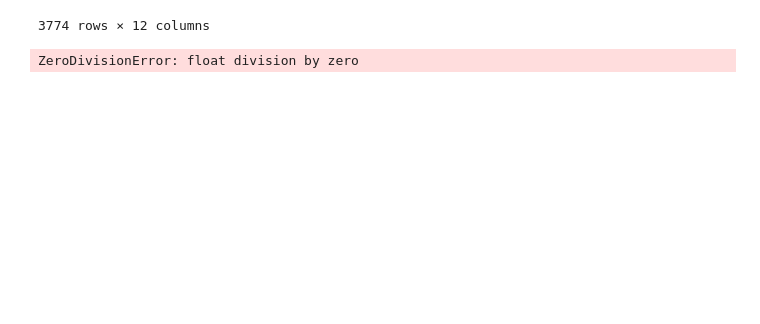
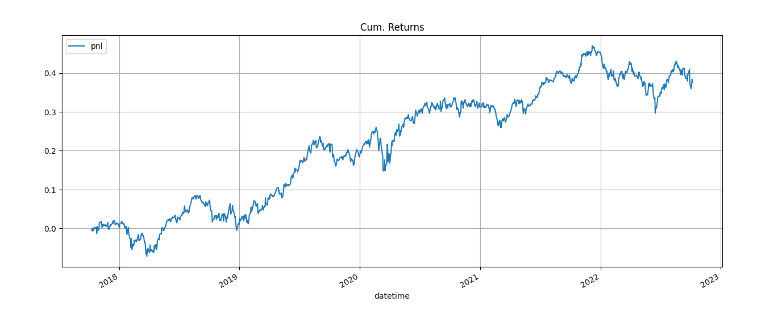
Before and after one commit to breaded-xyz/alphasim, a Jupyter notebook: vignettes/backtest.ipynb, the cells around one changed output. Saved outputs shown, nothing was run; the diff lists cells and outputs as text; code cells hidden in the pictures; blank space fills up the shorter version.

Commit message:
initial e2e impl

```diff
--- a/vignettes/backtest.ipynb
+++ b/vignettes/backtest.ipynb
@@ -57,3 +64,0 @@ display(weight_df)
-# %%
-def min_commission(trade_price, trade_size):
-    return 10
@@ -204,0 +65,15 @@ display(result.head(10*3))
+# %%
+def min_commission(trade_price, trade_size):
+    return 12
+
+result = backtest(
+    prices=price_df,
+    weights=weight_df,
+    trade_buffer=0.04,
+    do_target_buffer=False,
+    commission_func=min_commission,
+    initial_capital=35000,
+    max_leverage=1,
+    do_reinvest=True)
+
+display(result)
@@ -210,12 +116,9 @@ display(result.head(10*3))
+# %%
+pnl_df = result['pnl'].astype('float').groupby(['datetime']).sum().to_frame()
+ret_df = np.log(pnl_df/pnl_df.shift(1)).dropna()
+cumret_df = ret_df.cumsum()
+vola_df = ret_df.ewm(alpha=ewma_vol_alpha, adjust=False).std() * np.sqrt(252)
 # %%
-#result = result.iloc[2:,:]
-
-display(result)
-
-
-ret_df = np.log(result['pnl']/result['pnl'].shift(1)).dropna()
-cumret_df = ret_df.cumsum()
-
 ax = cumret_df.plot(figsize=(15, 6))
 ax.grid(True)
 plt.title('Cum. Returns')
@@ -238,2 +128 @@ plt.show()
-3774 rows × 12 columns
-ZeroDivisionError: float division by zero
+[figure, added]
```
Also changed, not shown: parts of 12 cells of this notebook, 2 other files.
